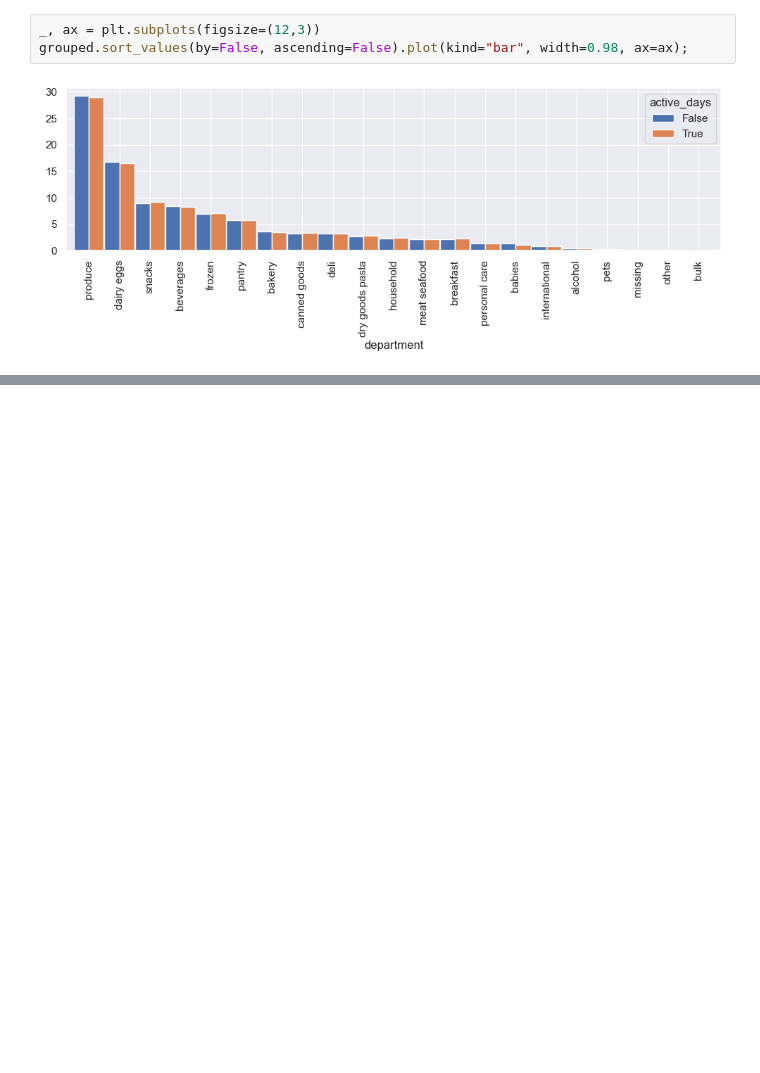
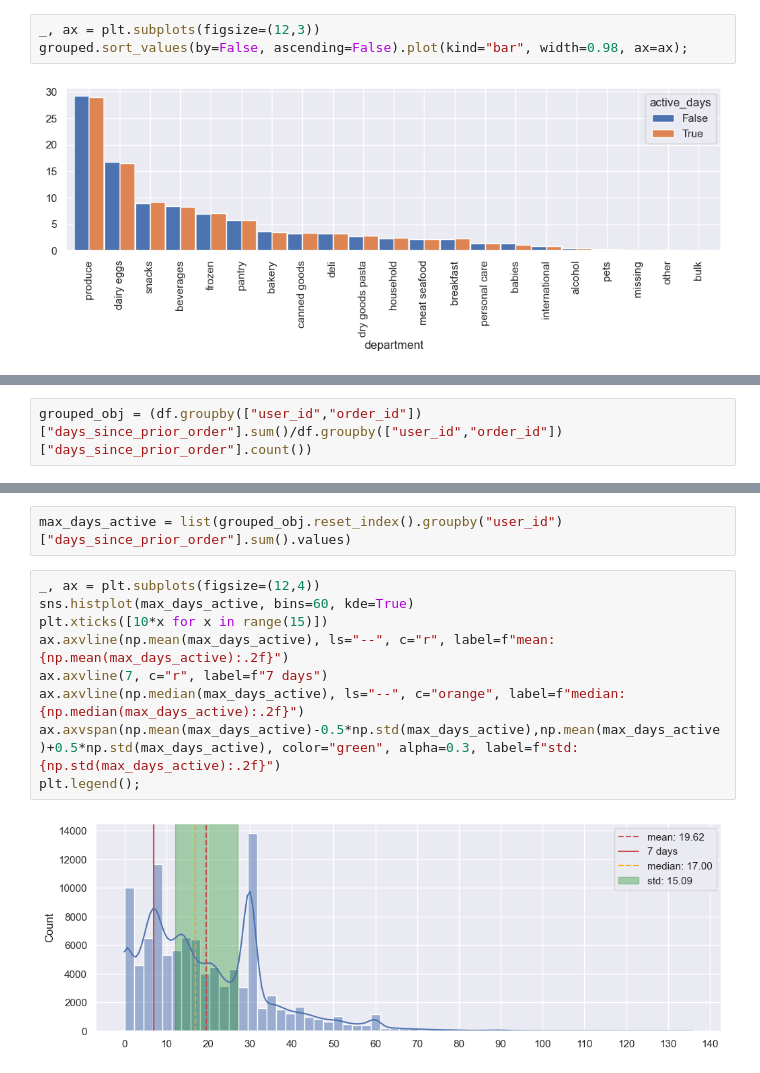
Before and after one commit to Vicalg/-EcommerceDS, a Jupyter notebook: Notebooks/Visualizations.ipynb, the cells around one changed output, grey strips where cells are left out. Saved outputs shown, nothing was run; the diff lists cells and outputs as text; blank space fills up the shorter version.

```diff
--- a/Notebooks/Visualizations.ipynb
+++ b/Notebooks/Visualizations.ipynb
@@ -85,0 +135,2 @@ sns.barplot()
+# %%
+grouped_obj = (df.groupby(["user_id","order_id"])["days_since_prior_order"].sum()/df.groupby(["user_id","order_id"])["days_since_prior_order"].count())
@@ -85,0 +150,13 @@ sns.barplot()
+# %%
+max_days_active = list(grouped_obj.reset_index().groupby("user_id")["days_since_prior_order"].sum().values)
+# %%
+_, ax = plt.subplots(figsize=(12,4))
+sns.histplot(max_days_active, bins=60, kde=True)
+plt.xticks([10*x for x in range(15)])
+ax.axvline(np.mean(max_days_active), ls="--", c="r", label=f"mean: {np.mean(max_days_active):.2f}")
+ax.axvline(7, c="r", label=f"7 days")
+ax.axvline(np.median(max_days_active), ls="--", c="orange", label=f"median: {np.median(max_days_active):.2f}")
+ax.axvspan(np.mean(max_days_active)-0.5*np.std(max_days_active),np.mean(max_days_active)+0.5*np.std(max_days_active), color="green", alpha=0.3, label=f"std: {np.std(max_days_active):.2f}")
+plt.legend();
+# %% [output]
+[figure, added]
```
Also changed, not shown: parts of 13 cells of this notebook.
